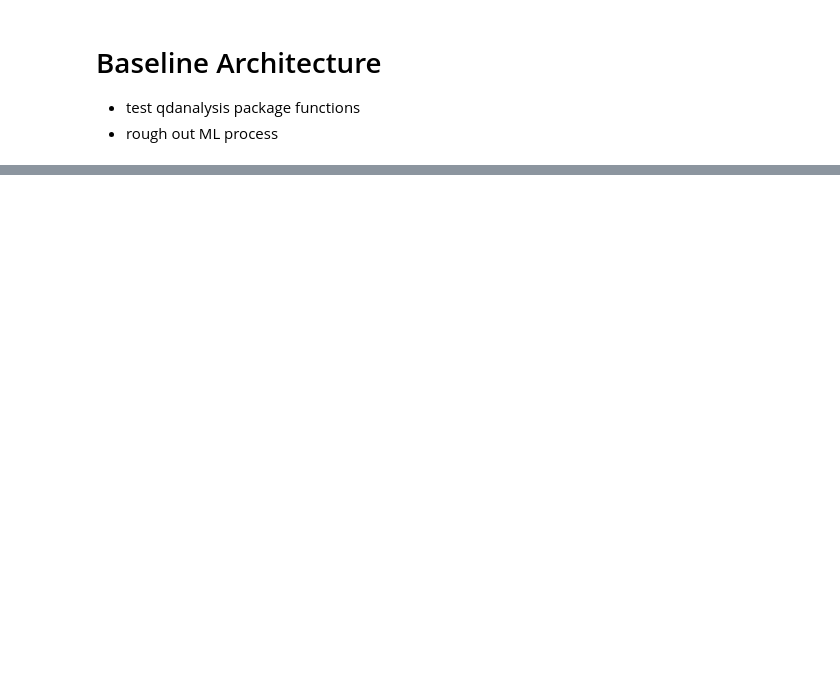
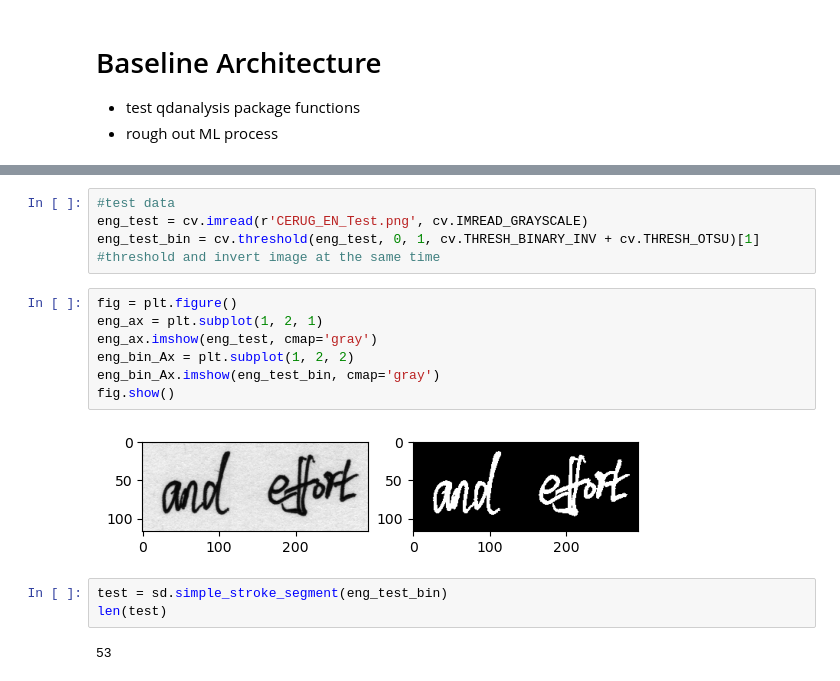
Before and after one commit to justjude97/MultiScript-Handwriting-Identification-with-Stroke-Decomposition, a Jupyter notebook: Code and Experiments/experimentation/baseline_architecture.ipynb, the cells around one changed output, grey strips where cells are left out. Cells and saved outputs as stored; diff of their text form; blank space fills up the shorter version.

```diff
--- a/Code and Experiments/experimentation/baseline_architecture.ipynb
+++ b/Code and Experiments/experimentation/baseline_architecture.ipynb
@@ -12,0 +16,18 @@ ModuleNotFoundError: No module named 'qdanalysis'
+# %%
+#test data
+eng_test = cv.imread(r'CERUG_EN_Test.png', cv.IMREAD_GRAYSCALE)
+eng_test_bin = cv.threshold(eng_test, 0, 1, cv.THRESH_BINARY_INV + cv.THRESH_OTSU)[1] #threshold and invert image at the same time
+# %%
+fig = plt.figure()
+eng_ax = plt.subplot(1, 2, 1)
+eng_ax.imshow(eng_test, cmap='gray')
+eng_bin_Ax = plt.subplot(1, 2, 2)
+eng_bin_Ax.imshow(eng_test_bin, cmap='gray')
+fig.show()
+# %% [output]
+[figure, added]
+# %%
+test = sd.simple_stroke_segment(eng_test_bin)
+len(test)
+# %% [output]
+53
```
Also changed, not shown: parts of 5 cells of this notebook, 4 other files.
